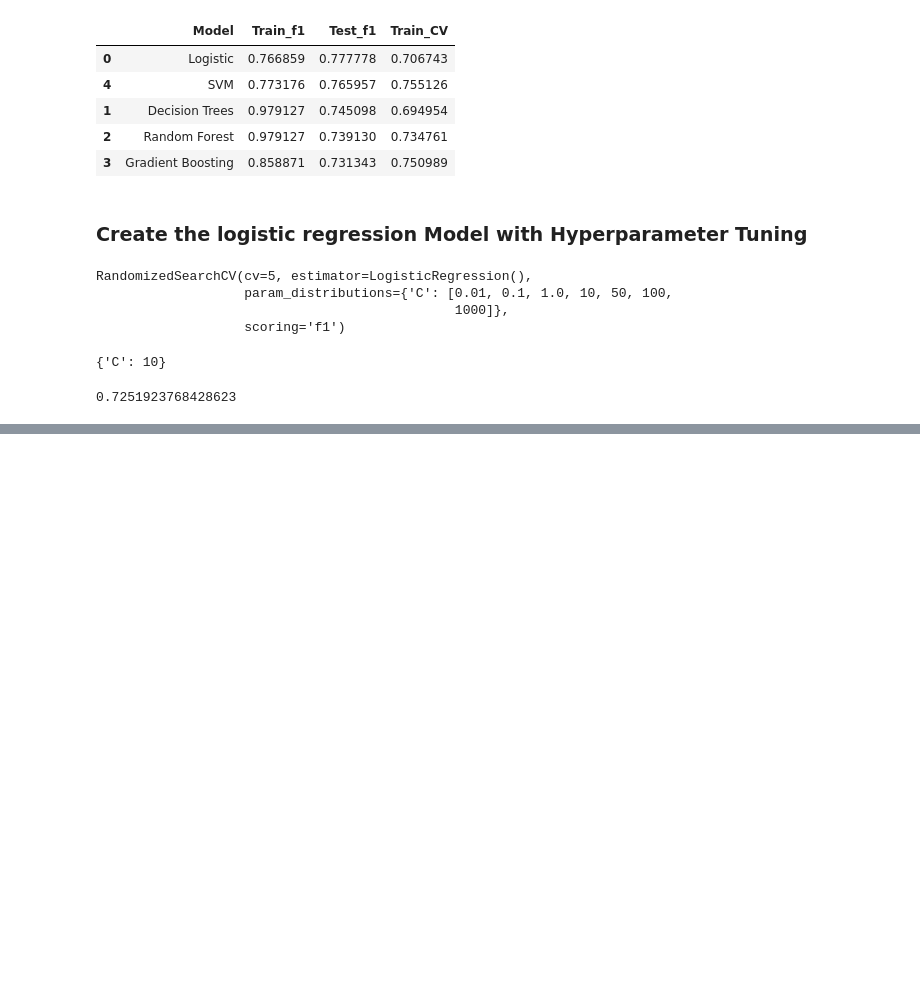
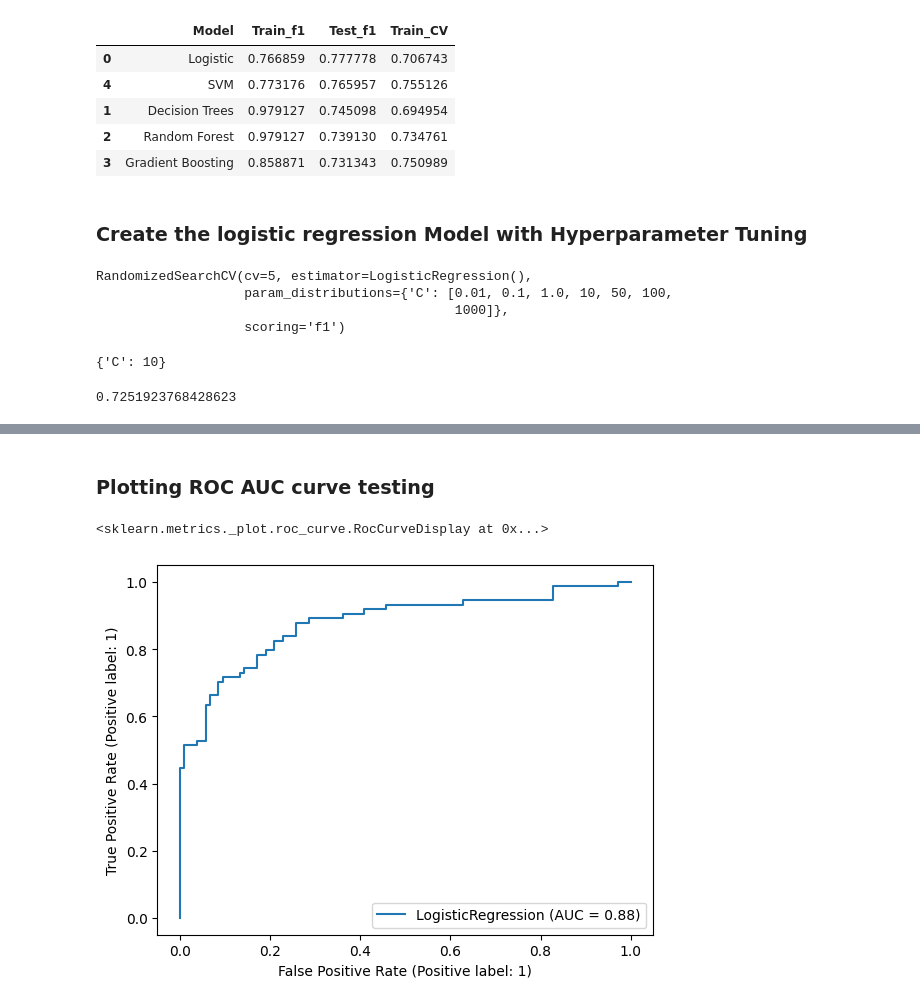
Before and after one commit to Mahadling/Shri-Swami1, a Jupyter notebook: Algorithm Evaluation/AlgoEvaluation.ipynb, the cells around one changed output, grey strips where cells are left out. Saved outputs shown, nothing was run; the diff lists cells and outputs as text; code cells hidden in the pictures; blank space fills up the shorter version.

```diff
--- a/Algorithm Evaluation/AlgoEvaluation.ipynb
+++ b/Algorithm Evaluation/AlgoEvaluation.ipynb
@@ -279,0 +350,8 @@ rscv.best_score_
+# %% [markdown]
+### Plotting ROC AUC curve testing
+# %%
+from sklearn.metrics import RocCurveDisplay
+RocCurveDisplay.from_estimator(best_lr, xtest, ytest)
+# %% [output]
+<sklearn.metrics._plot.roc_curve.RocCurveDisplay at 0x...>
+[figure, added]
```
Also changed, not shown: parts of 36 cells of this notebook, 3 other files.
